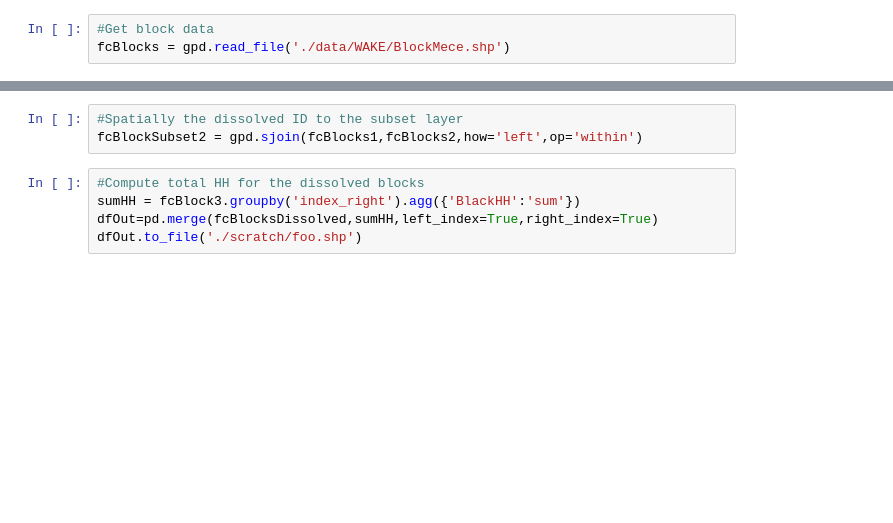
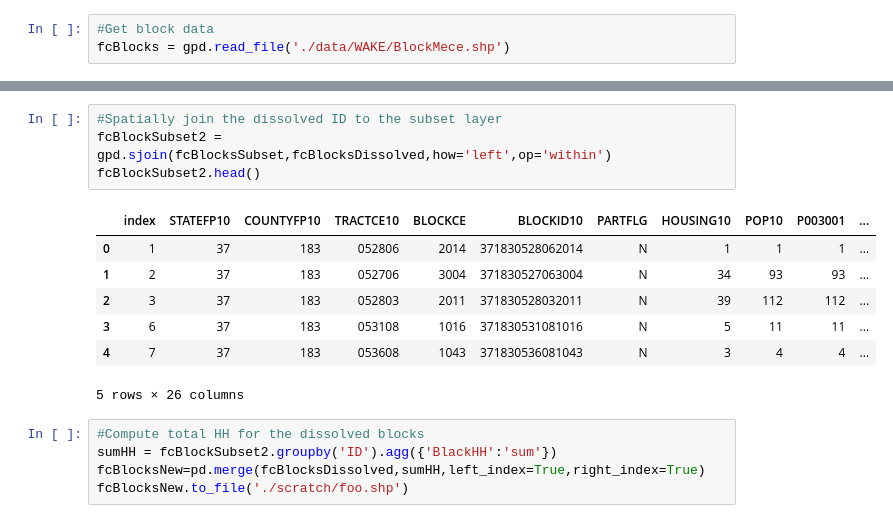
Before and after one commit to johnpfay/WakeVoter, a Jupyter notebook: Group-Blocks.ipynb, the cells around one changed output, grey strips where cells are left out. Saved outputs shown, nothing was run; the diff lists cells and outputs as text; blank space fills up the shorter version.

```diff
--- a/Group-Blocks.ipynb
+++ b/Group-Blocks.ipynb
@@ -13,8 +25,17 @@ fcBlocksDissolved.crs = fcBlocksSubset.crs
 # %%
-#Spatially the dissolved ID to the subset layer
-fcBlockSubset2 = gpd.sjoin(fcBlocks1,fcBlocks2,how='left',op='within')
+#Spatially join the dissolved ID to the subset layer
+fcBlockSubset2 = gpd.sjoin(fcBlocksSubset,fcBlocksDissolved,how='left',op='within')
+fcBlockSubset2.head()
+# %% [output]
+|  | index | STATEFP10 | COUNTYFP10 | TRACTCE10 | BLOCKCE | BLOCKID10 | PARTFLG | HOUSING10 | POP10 | P003001 | ... |
+| 0 | 1 | 37 | 183 | 052806 | 2014 | 371830528062014 | N | 1 | 1 | 1 | ... |
+| 1 | 2 | 37 | 183 | 052706 | 3004 | 371830527063004 | N | 34 | 93 | 93 | ... |
+| 2 | 3 | 37 | 183 | 052803 | 2011 | 371830528032011 | N | 39 | 112 | 112 | ... |
+| 3 | 6 | 37 | 183 | 053108 | 1016 | 371830531081016 | N | 5 | 11 | 11 | ... |
+| 4 | 7 | 37 | 183 | 053608 | 1043 | 371830536081043 | N | 3 | 4 | 4 | ... |
+5 rows × 26 columns
 # %%
 #Compute total HH for the dissolved blocks
-sumHH = fcBlock3.groupby('index_right').agg({'BlackHH':'sum'})
-dfOut=pd.merge(fcBlocksDissolved,sumHH,left_index=True,right_index=True)
-dfOut.to_file('./scratch/foo.shp')
+sumHH = fcBlockSubset2.groupby('ID').agg({'BlackHH':'sum'})
+fcBlocksNew=pd.merge(fcBlocksDissolved,sumHH,left_index=True,right_index=True)
+fcBlocksNew.to_file('./scratch/foo.shp')
```
Also changed, not shown: parts of 6 cells of this notebook.
